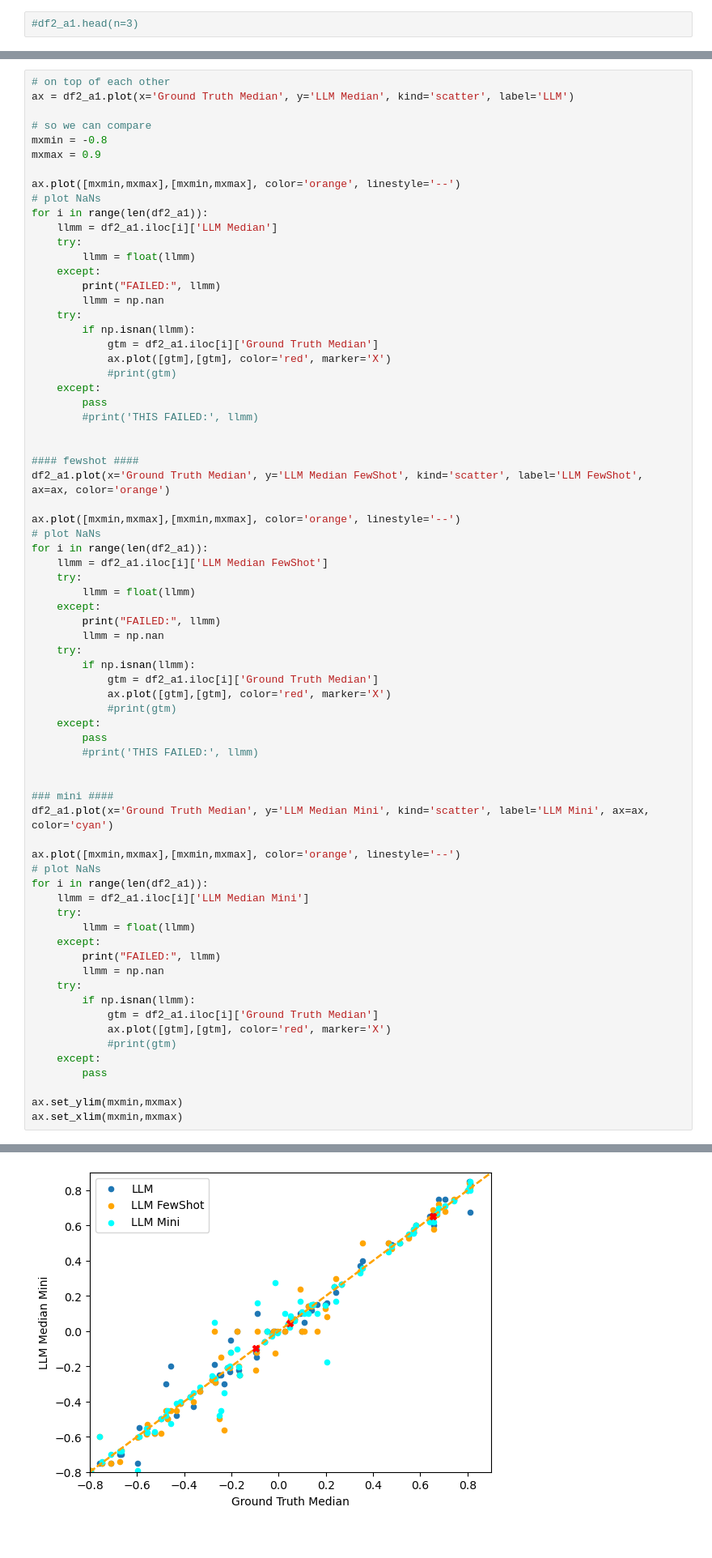
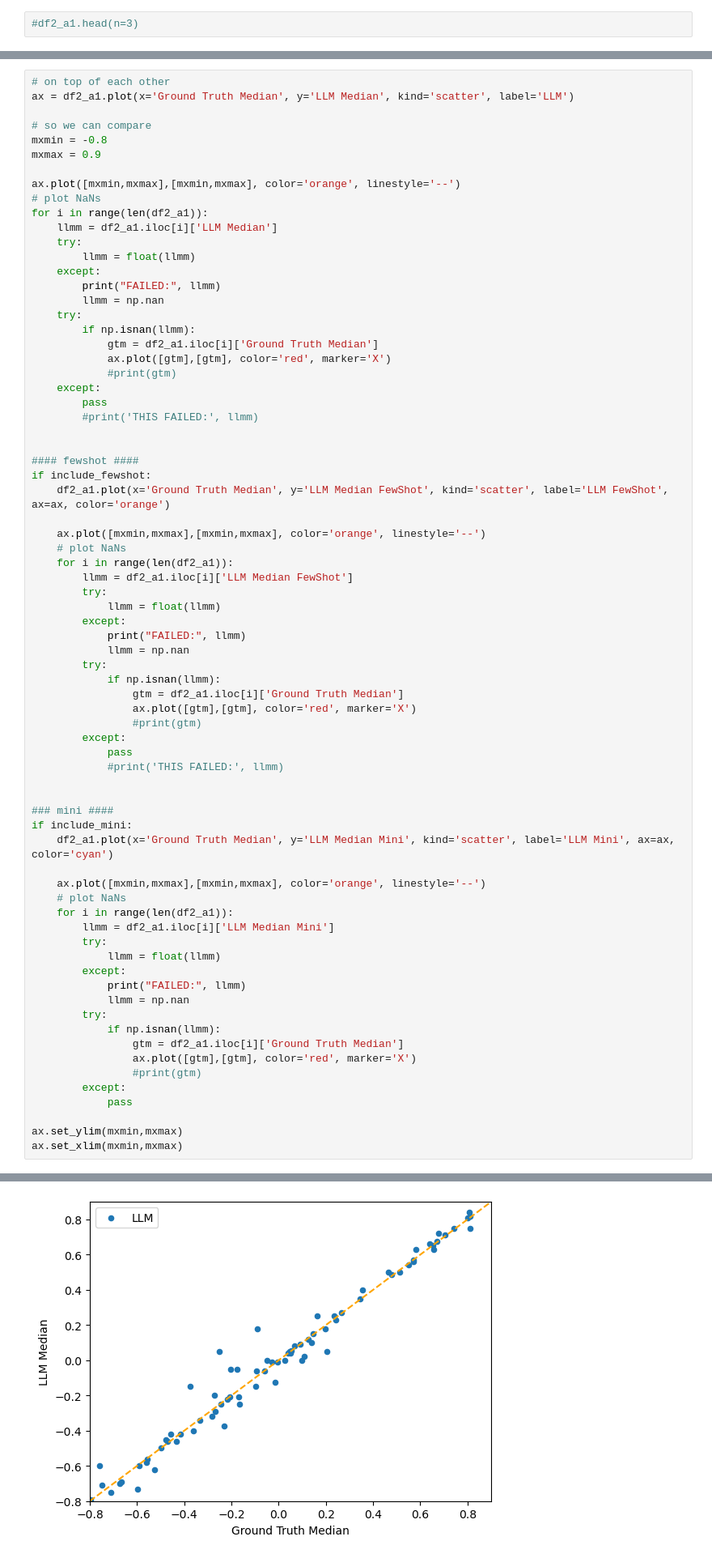
Before and after one commit to ReadingTimeMachine/LLM_VQA_JCDL2025, a Jupyter notebook: explore_zooniverse_data.ipynb, the cells around one changed output, grey strips where cells are left out. Shown at 81% size. Saved outputs shown, nothing was run; the diff lists cells and outputs as text.

```diff
--- a/explore_zooniverse_data.ipynb
+++ b/explore_zooniverse_data.ipynb
@@ -437,69 +401,71 @@ mxmax = 0.9
 ax.plot([mxmin,mxmax],[mxmin,mxmax], color='orange', linestyle='--')
 # plot NaNs
 for i in range(len(df2_a1)):
     llmm = df2_a1.iloc[i]['LLM Median']
     try:
         llmm = float(llmm)
     except:
         print("FAILED:", llmm)
         llmm = np.nan
     try:
         if np.isnan(llmm):
             gtm = df2_a1.iloc[i]['Ground Truth Median']
             ax.plot([gtm],[gtm], color='red', marker='X')
             #print(gtm)
     except:
         pass
         #print('THIS FAILED:', llmm)
 
 
 #### fewshot ####
-df2_a1.plot(x='Ground Truth Median', y='LLM Median FewShot', kind='scatter', label='LLM FewShot', ax=ax, color='orange')
+if include_fewshot:
+    df2_a1.plot(x='Ground Truth Median', y='LLM Median FewShot', kind='scatter', label='LLM FewShot', ax=ax, color='orange')
 
-ax.plot([mxmin,mxmax],[mxmin,mxmax], color='orange', linestyle='--')
-# plot NaNs
-for i in range(len(df2_a1)):
-    llmm = df2_a1.iloc[i]['LLM Median FewShot']
-    try:
-        llmm = float(llmm)
-    except:
-        print("FAILED:", llmm)
-        llmm = np.nan
-    try:
-        if np.isnan(llmm):
-            gtm = df2_a1.iloc[i]['Ground Truth Median']
-            ax.plot([gtm],[gtm], color='red', marker='X')
-            #print(gtm)
-    except:
-        pass
-        #print('THIS FAILED:', llmm)
+    ax.plot([mxmin,mxmax],[mxmin,mxmax], color='orange', linestyle='--')
+    # plot NaNs
+    for i in range(len(df2_a1)):
+        llmm = df2_a1.iloc[i]['LLM Median FewShot']
+        try:
+            llmm = float(llmm)
+        except:
+            print("FAILED:", llmm)
+            llmm = np.nan
+        try:
+            if np.isnan(llmm):
+                gtm = df2_a1.iloc[i]['Ground Truth Median']
+                ax.plot([gtm],[gtm], color='red', marker='X')
+                #print(gtm)
+        except:
+            pass
+            #print('THIS FAILED:', llmm)
 
 
 ### mini ####
-df2_a1.plot(x='Ground Truth Median', y='LLM Median Mini', kind='scatter', label='LLM Mini', ax=ax, color='cyan')
+if include_mini:
+    df2_a1.plot(x='Ground Truth Median', y='LLM Median Mini', kind='scatter', label='LLM Mini', ax=ax, color='cyan')
 
-ax.plot([mxmin,mxmax],[mxmin,mxmax], color='orange', linestyle='--')
-# plot NaNs
-for i in range(len(df2_a1)):
-    llmm = df2_a1.iloc[i]['LLM Median Mini']
-    try:
-        llmm = float(llmm)
-    except:
-        print("FAILED:", llmm)
-        llmm = np.nan
-    try:
-        if np.isnan(llmm):
-            gtm = df2_a1.iloc[i]['Ground Truth Median']
-            ax.plot([gtm],[gtm], color='red', marker='X')
-            #print(gtm)
-    except:
-        pass
+    ax.plot([mxmin,mxmax],[mxmin,mxmax], color='orange', linestyle='--')
+    # plot NaNs
+    for i in range(len(df2_a1)):
+        llmm = df2_a1.iloc[i]['LLM Median Mini']
+        try:
+            llmm = float(llmm)
+        except:
+            print("FAILED:", llmm)
+            llmm = np.nan
+        try:
+            if np.isnan(llmm):
+                gtm = df2_a1.iloc[i]['Ground Truth Median']
+                ax.plot([gtm],[gtm], color='red', marker='X')
+                #print(gtm)
+        except:
+            pass
 
 ax.set_ylim(mxmin,mxmax)
 ax.set_xlim(mxmin,mxmax)
 # %% [output]
 (-0.8, 0.9)
-[figure, old version]
+[figure, new version]
 # %%
 ax = df2_a1.plot(x='Ground Truth nGaussians', y='LLM nGaussians', kind='scatter', label='LLM')
 # plot NaNs
```
Also changed, not shown: parts of 31 cells of this notebook, 1 other file.
